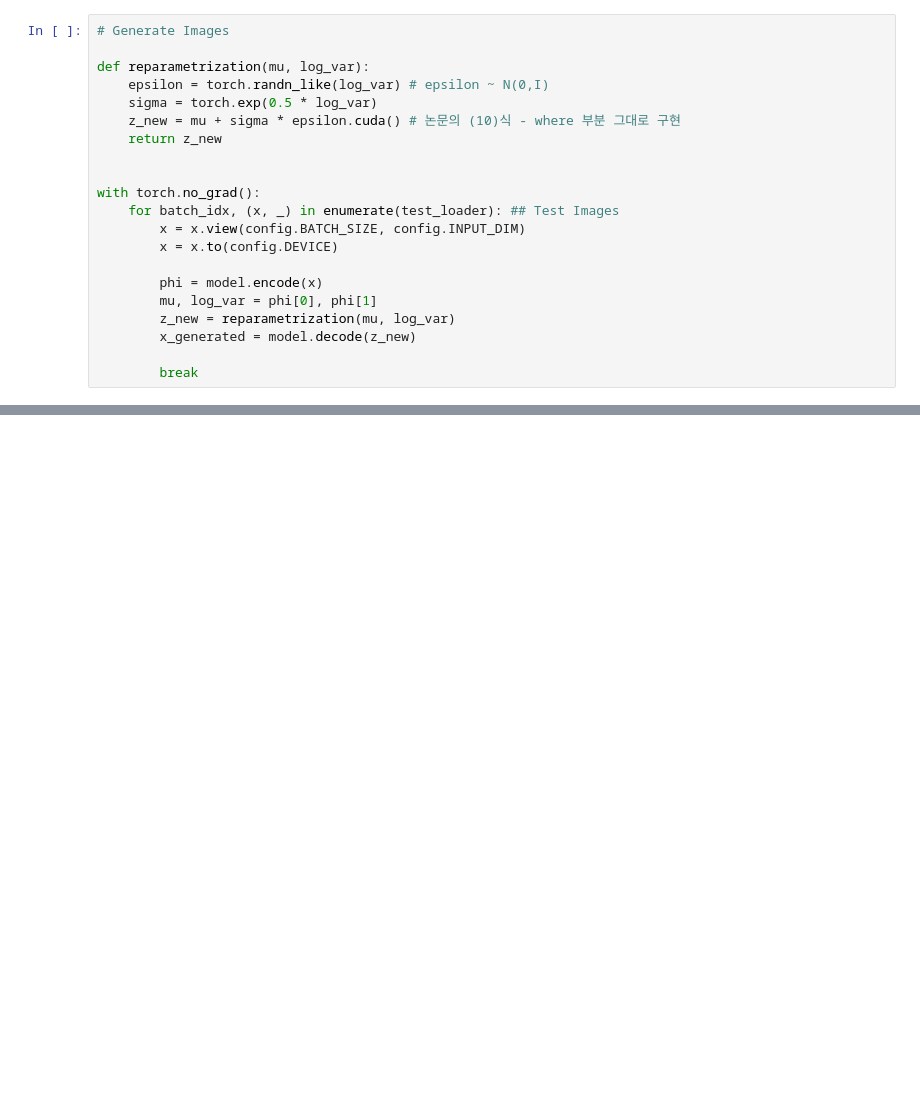
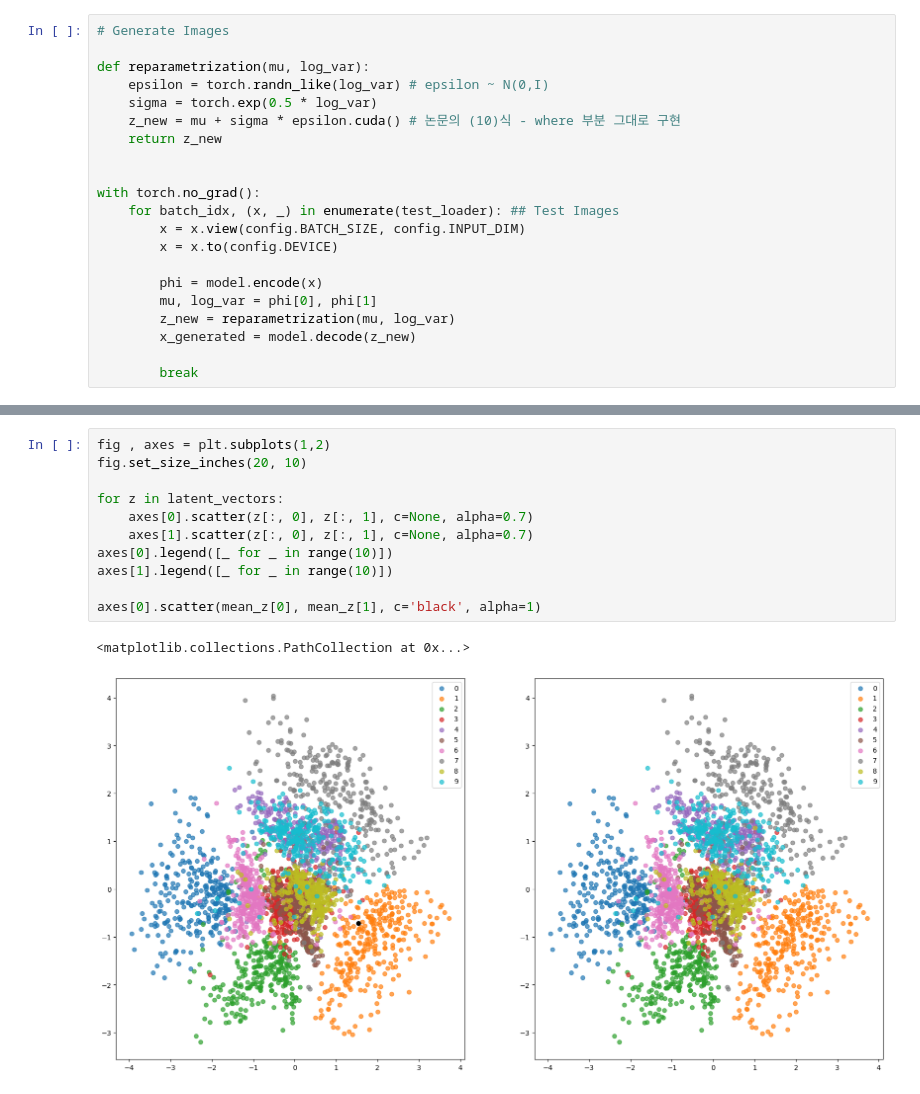
Before and after one commit to sseunghyuns/ai-paper-study, a Jupyter notebook: Generative-Models/VAE/vae.ipynb, the cells around one changed output, grey strips where cells are left out. Cells and saved outputs as stored; diff of their text form; blank space fills up the shorter version.

```diff
--- a/Generative-Models/VAE/vae.ipynb
+++ b/Generative-Models/VAE/vae.ipynb
@@ -192,0 +219,14 @@ Text(0.5, 1.0, 'Generated Samples')
+# %%
+fig , axes = plt.subplots(1,2)
+fig.set_size_inches(20, 10)
+
+for z in latent_vectors:
+    axes[0].scatter(z[:, 0], z[:, 1], c=None, alpha=0.7)
+    axes[1].scatter(z[:, 0], z[:, 1], c=None, alpha=0.7)
+axes[0].legend([_ for _ in range(10)])
+axes[1].legend([_ for _ in range(10)])
+
+axes[0].scatter(mean_z[0], mean_z[1], c='black', alpha=1)
+# %% [output]
+<matplotlib.collections.PathCollection at 0x...>
+[figure, added]
```
Also changed, not shown: parts of 13 cells of this notebook.
